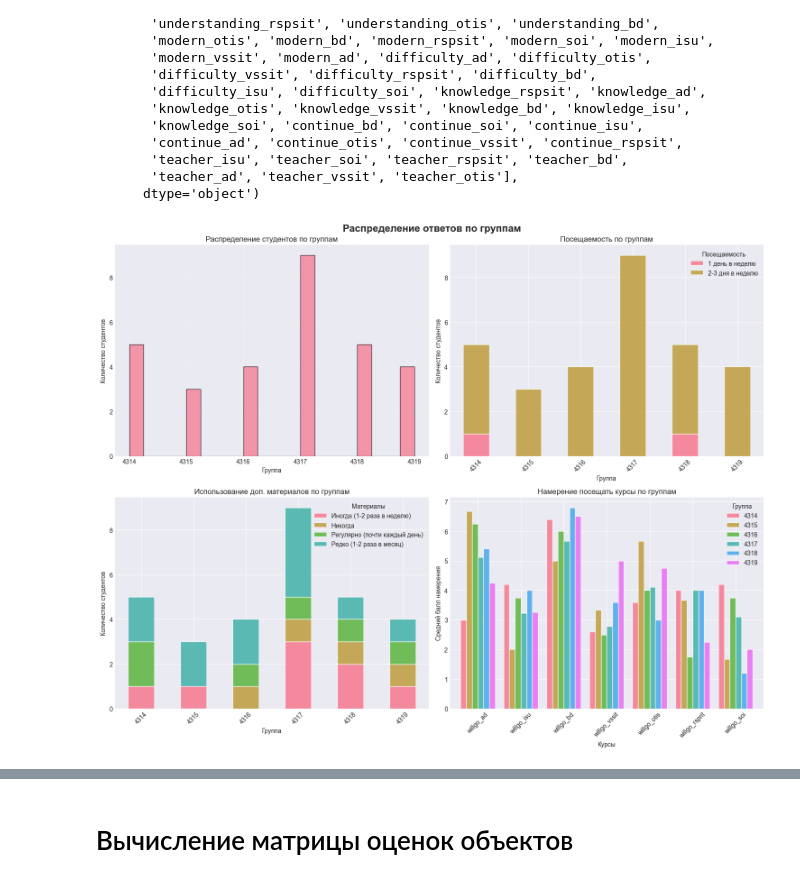
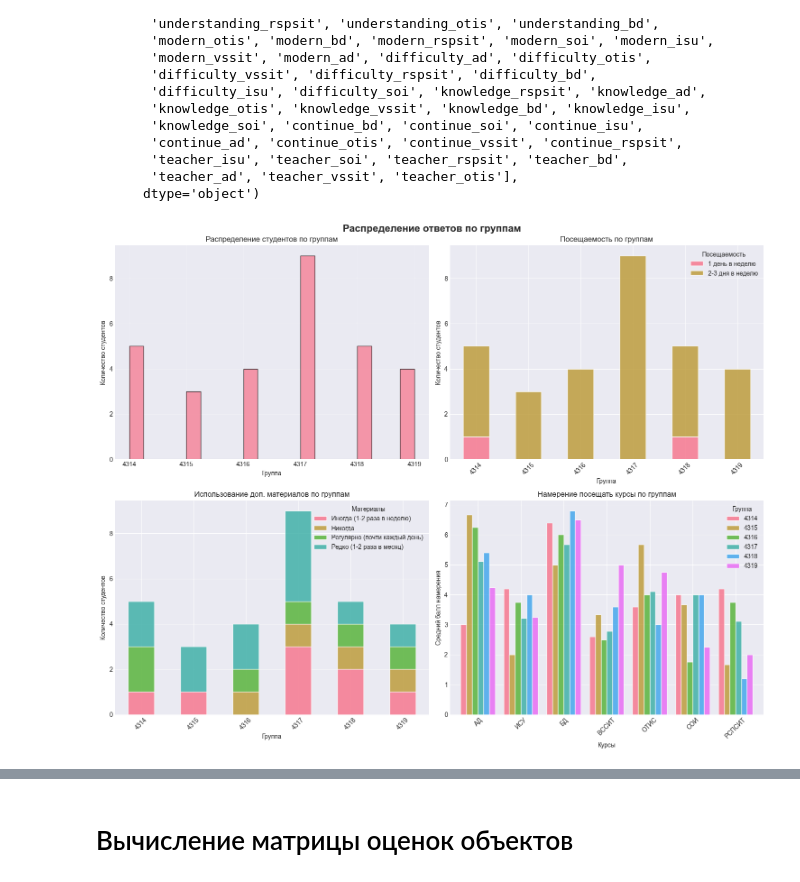
Before and after one commit to thatusualguy/practice3, a Jupyter notebook: main.ipynb, the cells around one changed output, grey strips where cells are left out. Saved outputs shown, nothing was run; the diff lists cells and outputs as text; code cells hidden in the pictures.

```diff
--- a/main.ipynb
+++ b/main.ipynb
@@ -140,34 +140,36 @@ axes[0,0].grid(True, alpha=0.3)
 attendance_by_group = df.groupby('group')['attendance'].value_counts().unstack()
 attendance_by_group.plot(kind='bar', stacked=True, ax=axes[0,1], alpha=0.8)
 axes[0,1].set_xlabel('Группа')
 axes[0,1].set_ylabel('Количество студентов')
 axes[0,1].set_title('Посещаемость по группам')
 axes[0,1].legend(title='Посещаемость')
 axes[0,1].tick_params(axis='x', rotation=45)
 
 # Дополнительные материалы по группам
 materials_by_group = df.groupby('group')['additional_materials'].value_counts().unstack()
 materials_by_group.plot(kind='bar', stacked=True, ax=axes[1,0], alpha=0.8)
 axes[1,0].set_xlabel('Группа')
 axes[1,0].set_ylabel('Количество студентов')
 axes[1,0].set_title('Использование доп. материалов по группам')
 axes[1,0].legend(title='Материалы')
 axes[1,0].tick_params(axis='x', rotation=45)
 
 # Намерение посещать разные курсы (среднее по группам)
 willgo_cols = [col for col in df.columns if 'willgo_' in col]
 willgo_means = df.groupby('group')[willgo_cols].mean()
 willgo_means.T.plot(kind='bar', ax=axes[1,1], alpha=0.8, width=0.8)
 axes[1,1].set_xlabel('Курсы')
 axes[1,1].set_ylabel('Средний балл намерения')
 axes[1,1].set_title('Намерение посещать курсы по группам')
 axes[1,1].legend(title='Группа')
+axes[1,1].set_xticklabels (['АД','ИСУ','БД','ВССИТ','ОТИС','СОИ','РСПСИТ'], rotation=45)
 axes[1,1].tick_params(axis='x', rotation=45)
+
 
 plt.tight_layout()
 plt.show()
 # %% [output]
-[figure, old version]
+[figure, new version]
 # %%
 
 # 2. Тепловая карта корреляций между разными аспектами курсов
```
Also changed, not shown: parts of 9 cells of this notebook.
